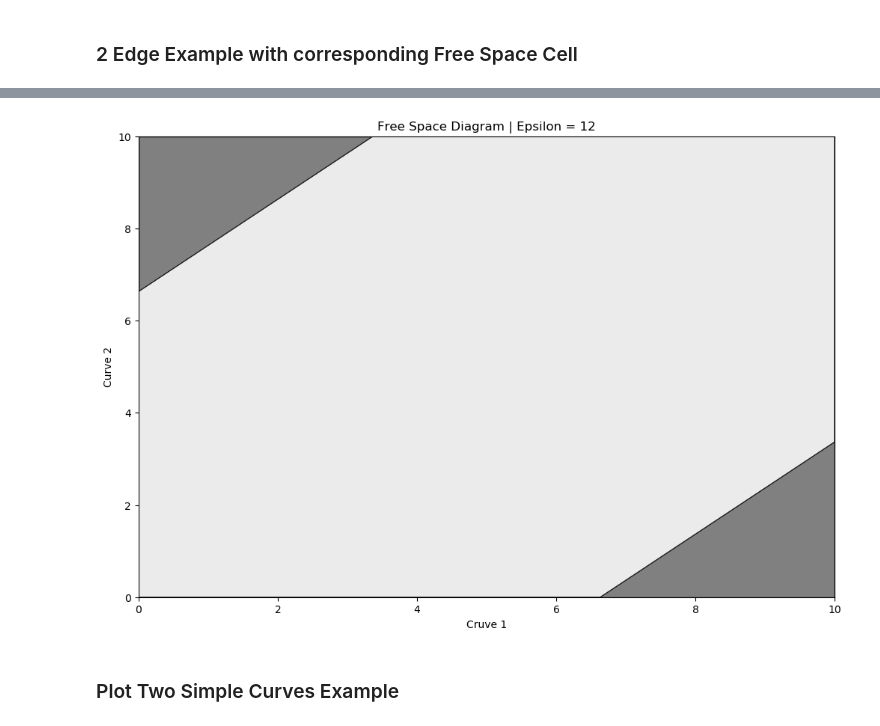
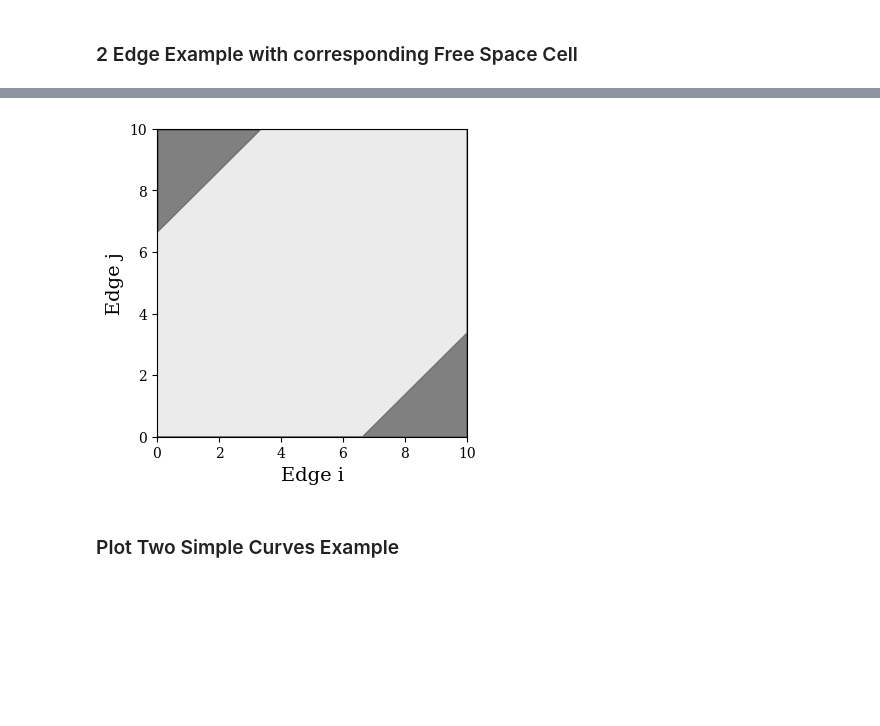
Before and after one commit to compgeomTU/will_rodman_thesis, a Jupyter notebook: images/image_generator.ipynb, the cells around one changed output, grey strips where cells are left out. Cells and saved outputs as stored; diff of their text form; code cells hidden in the pictures; blank space fills up the shorter version.

```diff
--- a/images/image_generator.ipynb
+++ b/images/image_generator.ipynb
@@ -21,3 +23,12 @@ os.chdir('../images')
+# %%
+axis_fontsize_rect = 18
+axis_fontsize_square = 16
+axis_fontsize_small_square = 14
+
+title_fontsize = 22
+legend_fontsize = 'large'
+
+plt.rcParams["font.family"] = 'Serif'
 # %% [markdown]
 ### Plot Geometric Graph Example.
 # %%
@@ -101,26 +117,26 @@ plt.show()
 # %%
 filepath_1 = 'examples/square/aside'
 filepath_2 = 'examples/square/bside'
 
 curve_1 = Curve(filepath_1)
 curve_2 = Curve(filepath_2)
 
 epsilon = 12
 
 fsd = FreeSpaceDiagram(curve_1, curve_2)
 fsd.buildFreeSpace(epsilon)
 
 fsd.buildCells()
 fig, ax = fsd.plotFreeSpace()
-fig.set_size_inches(12, 8)
+fig.set_size_inches(4, 4)
 
-ax.set_title(f"Free Space Diagram | Epsilon = {epsilon}")
-ax.set_xlabel("Cruve 1")
-ax.set_ylabel("Curve 2")
+#ax.set_title(f"Free Space Diagram | Epsilon = {epsilon}", fontsize=title_fontsize)
+ax.set_xlabel("Edge i", fontsize=axis_fontsize_small_square)
+ax.set_ylabel("Edge j", fontsize=axis_fontsize_small_square)
 
 plt.savefig('svgs/edge_pair_fsd_epsilon_12.svg', format='svg')
 # %% [output]
-[figure, old version]
+[figure, new version]
 # %% [markdown]
 ### Plot Two Simple Curves Example
 # %%
```
Also changed, not shown: parts of 11 cells of this notebook, 38 other files.
